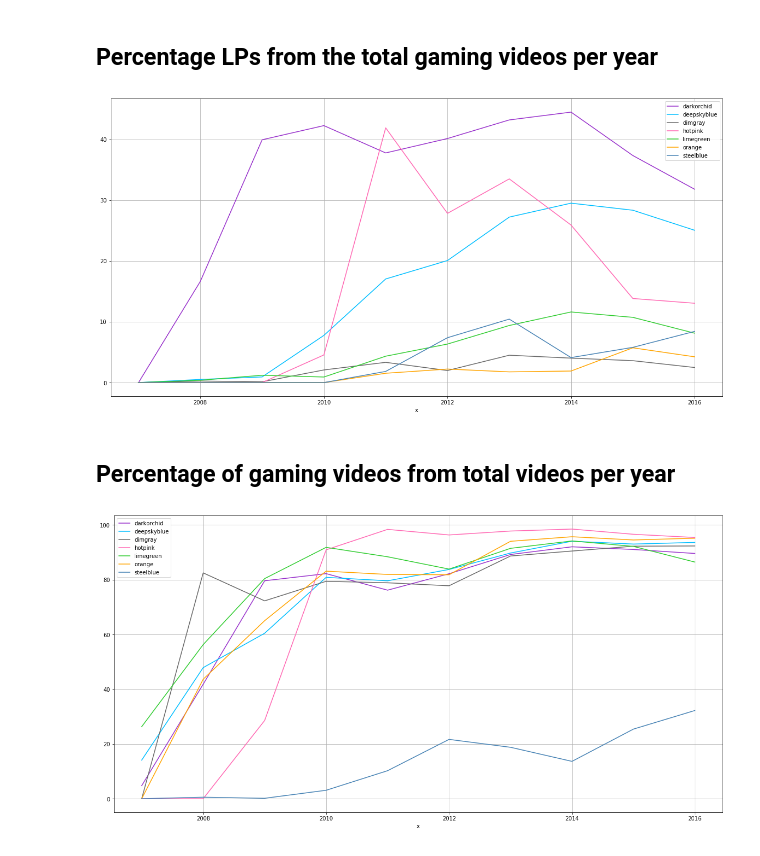
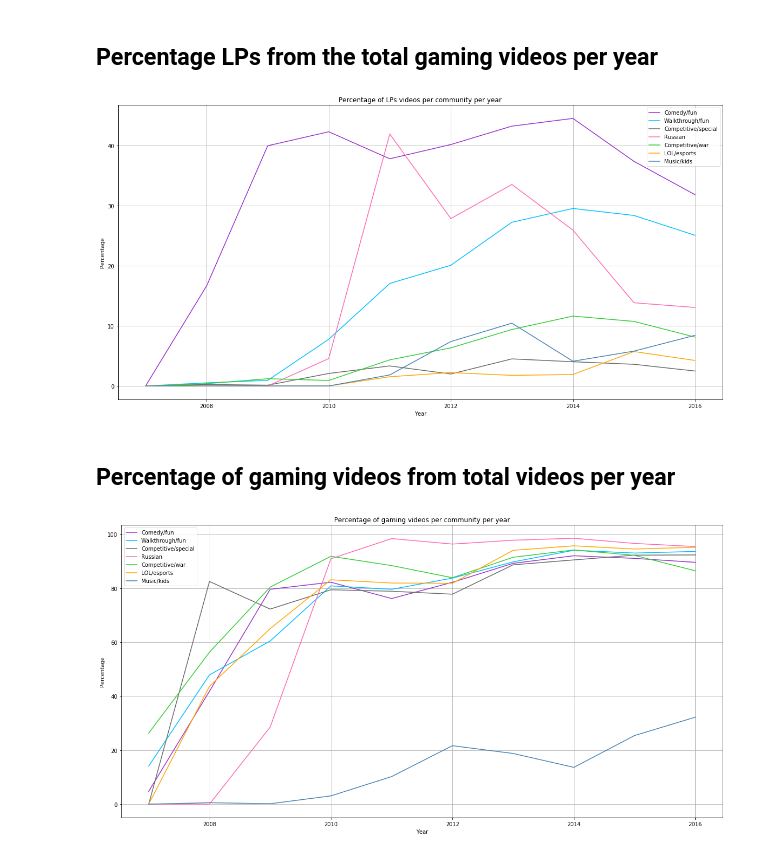
Before and after one commit to AnaRuizS/LetsplayData, a Jupyter notebook: API data code/LP_game_vidStatistics.ipynb, the cells around one changed output. Saved outputs shown, nothing was run; the diff lists cells and outputs as text; code cells hidden in the pictures.

```diff
--- a/API data code/LP_game_vidStatistics.ipynb
+++ b/API data code/LP_game_vidStatistics.ipynb
@@ -10,6 +10,7 @@ from pandas import Series
 # %%
 community_num=[9,22,85,76,71,37,87]
 color_num=['darkorchid', 'deepskyblue', 'limegreen', 'orange','dimgray', 'steelblue', 'hotpink']
+labels=['Comedy/fun', 'Walkthrough/fun', 'Competitive/special', 'Russian','Competitive/war','LOL/esports', 'Music/kids']
 data_islp='/media/aruiz/data/videos_data/islp/'
 ln=0
 lst=[]
@@ -39,24 +40,34 @@ for ind in range (0, len(community_num)):
 # %%
 df2=pd.DataFrame(lst)
 fig, ax = plt.subplots(figsize=(20, 10))
+i=0
 
 for key, grp in df2.groupby(['color']):
-    ax = grp.plot(ax=ax, kind='line', x='x', y='y', c=key, label=key, grid=True)
+    ax = grp.plot(ax=ax, kind='line', x='x', y='y', c=key, label=labels[i], grid=True)
+    i+=1
 
 plt.legend(loc='best')
+plt.title('Percentage of LPs videos per community per year')
+plt.xlabel('Year')
+plt.ylabel('Percentage')
 plt.show()
 # df2.plot()
 # %% [output]
-[figure, old version]
+[figure, new version]
 # %% [markdown]
 ## Percentage of gaming videos from total  videos per year
 # %%
 fig, ax = plt.subplots(figsize=(20, 10))
+i=0
 
 for key, grp in df2.groupby(['color']):
-    ax = grp.plot(ax=ax, kind='line', x='x', y='y2', c=key, label=key, grid=True)
+    ax = grp.plot(ax=ax, kind='line', x='x', y='y2', c=key, label=labels[i], grid=True)
+    i+=1
 
 plt.legend(loc='best')
+plt.xlabel('Year')
+plt.ylabel('Percentage')
+plt.title('Percentage of gaming videos per community per year')
 plt.show()
 # %% [output]
-[figure, old version]
+[figure, new version]
```
Also changed, not shown: parts of 5 cells of this notebook, 1 other file.
